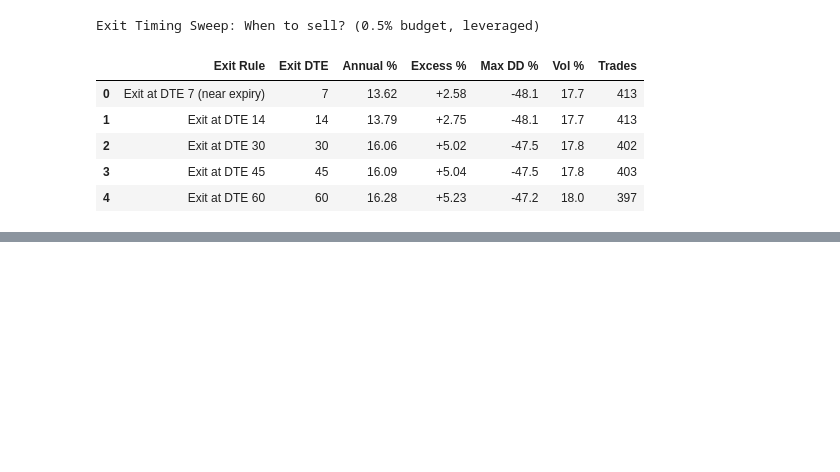
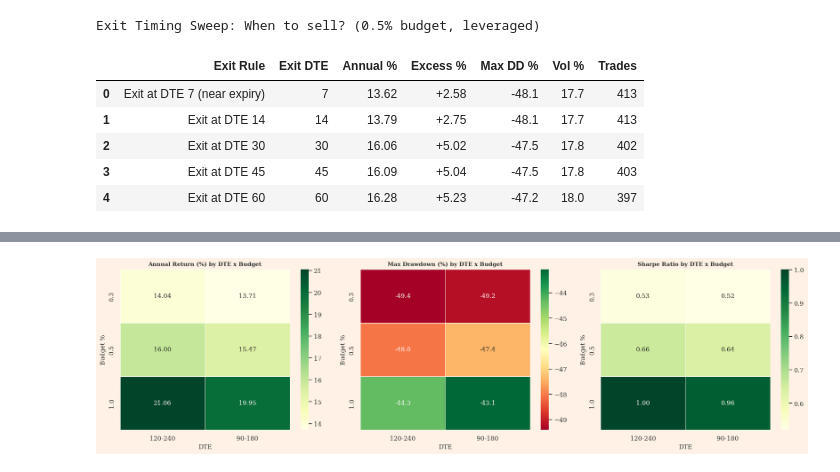
Before and after one commit to lambdaclass/options_backtester, a Jupyter notebook: notebooks/spitznagel_case.ipynb, the cells around one changed output, grey strips where cells are left out. Saved outputs shown, nothing was run; the diff lists cells and outputs as text; code cells hidden in the pictures; blank space fills up the shorter version.

```diff
--- a/notebooks/spitznagel_case.ipynb
+++ b/notebooks/spitznagel_case.ipynb
@@ -833,2 +907,23 @@ Exit         best: Exit at DTE 60                       annual +16.28%  excess +
+# %%
+# Heatmap: Annual return by DTE x Budget, averaged over delta and exit
+import seaborn as sns_hm
+
+pivot = df_grid.pivot_table(index='Budget %', columns='DTE', values='Annual %', aggfunc='mean')
+fig, axes = plt.subplots(1, 3, figsize=(18, 5))
+
+for ax, metric, cmap, title in [
+    (axes[0], 'Annual %', 'YlGn', 'Annual Return (%) by DTE x Budget'),
+    (axes[1], 'Max DD %', 'RdYlGn', 'Max Drawdown (%) by DTE x Budget'),
+    (axes[2], 'Sharpe', 'YlGn', 'Sharpe Ratio by DTE x Budget'),
+]:
+    pv = df_grid.pivot_table(index='Budget %', columns='DTE', values=metric, aggfunc='mean')
+    sns_hm.heatmap(pv, annot=True, fmt='.1f' if 'DD' in metric else '.2f',
+                   cmap=cmap, ax=ax, linewidths=0.5)
+    ax.set_title(title, fontweight='bold', fontsize=10)
+
+plt.tight_layout()
+plt.show()
+# %% [output]
+[figure, added]
 # %% [markdown]
 ---
```
Also changed, not shown: parts of 5 cells of this notebook, 6 other files.
